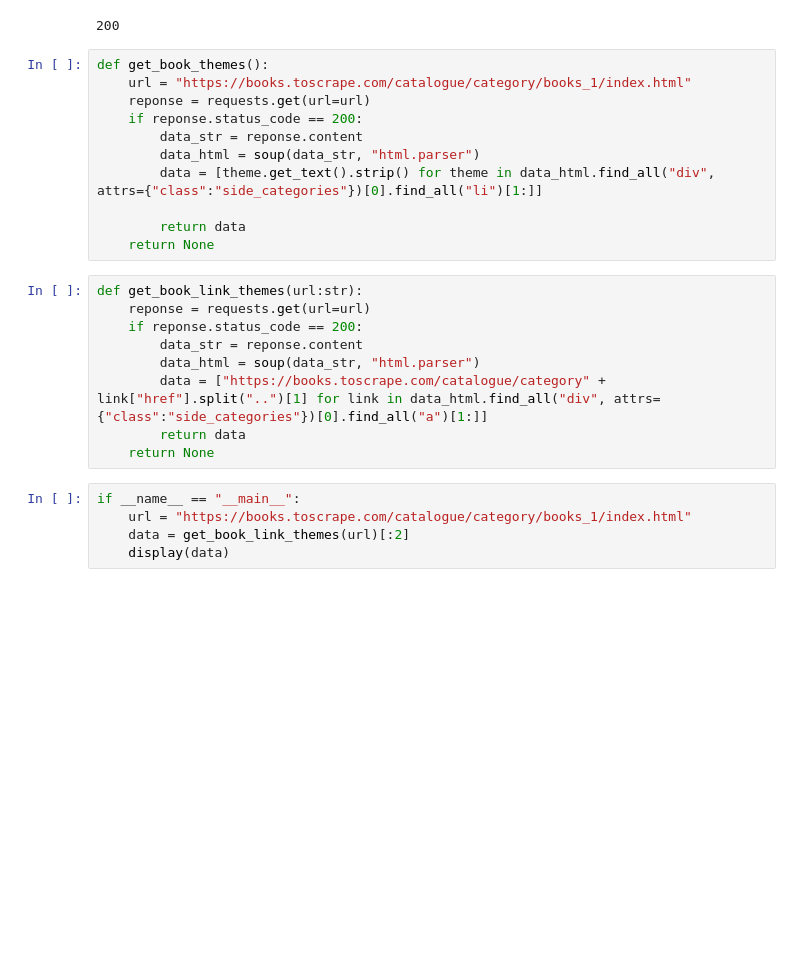
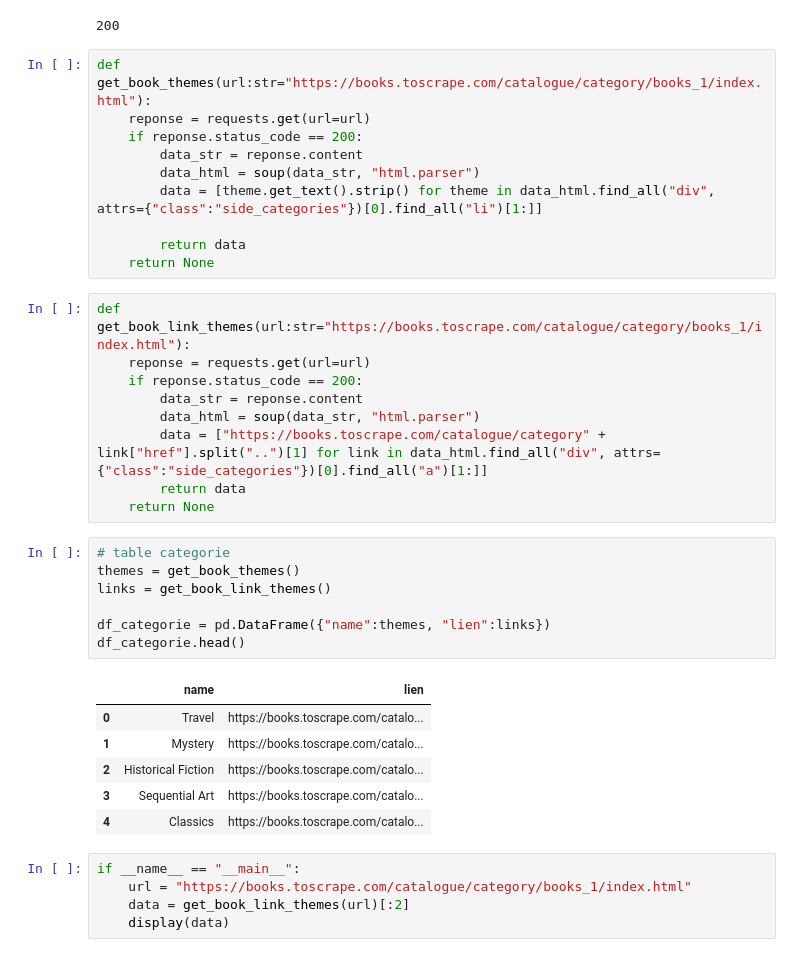
Before and after one commit to bigbong-K/projet_gestion_bibliotheque, a Jupyter notebook: scrapping/main.ipynb, the cells around one changed output. Cells and saved outputs as stored; diff of their text form; blank space fills up the shorter version.

Commit message:
feat<scrapping>: ajout de la fonction permettant de recupérer les liens des livres d'un thème données

```diff
--- a/scrapping/main.ipynb
+++ b/scrapping/main.ipynb
@@ -14,8 +14,7 @@ reponse.status_code
 # %% [output]
 200
 # %%
-def get_book_themes():
-    url = "https://books.toscrape.com/catalogue/category/books_1/index.html"
+def get_book_themes(url:str="https://books.toscrape.com/catalogue/category/books_1/index.html"):
     reponse = requests.get(url=url)
     if reponse.status_code == 200:
         data_str = reponse.content
@@ -25,7 +24,7 @@ def get_book_themes():
         return data
     return None
 # %%
-def get_book_link_themes(url:str):
+def get_book_link_themes(url:str="https://books.toscrape.com/catalogue/category/books_1/index.html"):
     reponse = requests.get(url=url)
     if reponse.status_code == 200:
         data_str = reponse.content
@@ -33,6 +32,20 @@ def get_book_link_themes(url:str):
         data = ["https://books.toscrape.com/catalogue/category" + link["href"].split("..")[1] for link in data_html.find_all("div", attrs={"class":"side_categories"})[0].find_all("a")[1:]]
         return data
     return None
+# %%
+# table categorie
+themes = get_book_themes()
+links = get_book_link_themes()
+
+df_categorie = pd.DataFrame({"name":themes, "lien":links})
+df_categorie.head()
+# %% [output]
+|  | name | lien |
+| 0 | Travel | https://books.toscrape.com/catalo... |
+| 1 | Mystery | https://books.toscrape.com/catalo... |
+| 2 | Historical Fiction | https://books.toscrape.com/catalo... |
+| 3 | Sequential Art | https://books.toscrape.com/catalo... |
+| 4 | Classics | https://books.toscrape.com/catalo... |
 # %%
 if __name__ == "__main__":
     url = "https://books.toscrape.com/catalogue/category/books_1/index.html"
```
Also changed, not shown: parts of 6 cells of this notebook.
